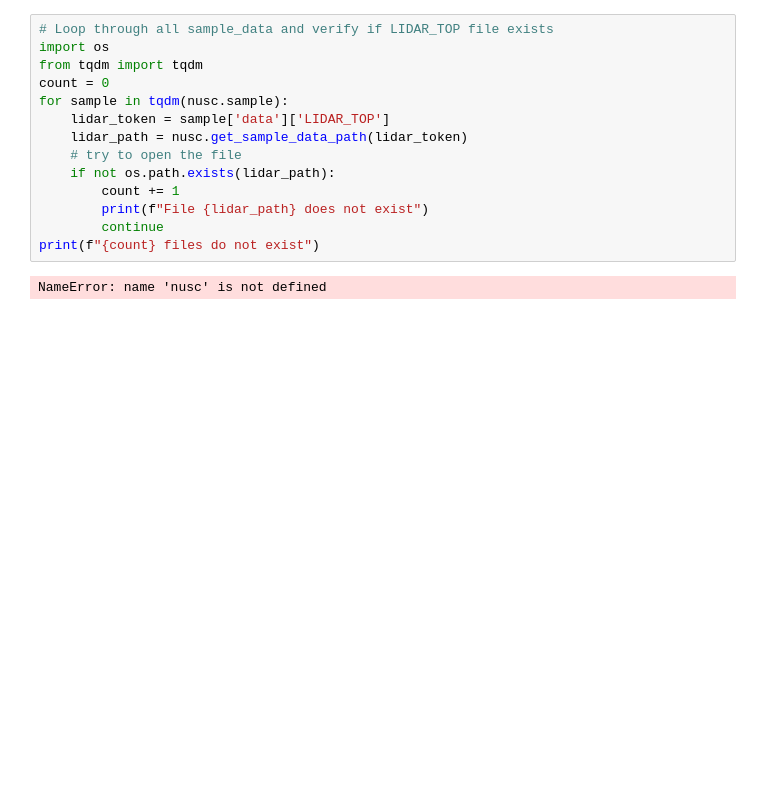
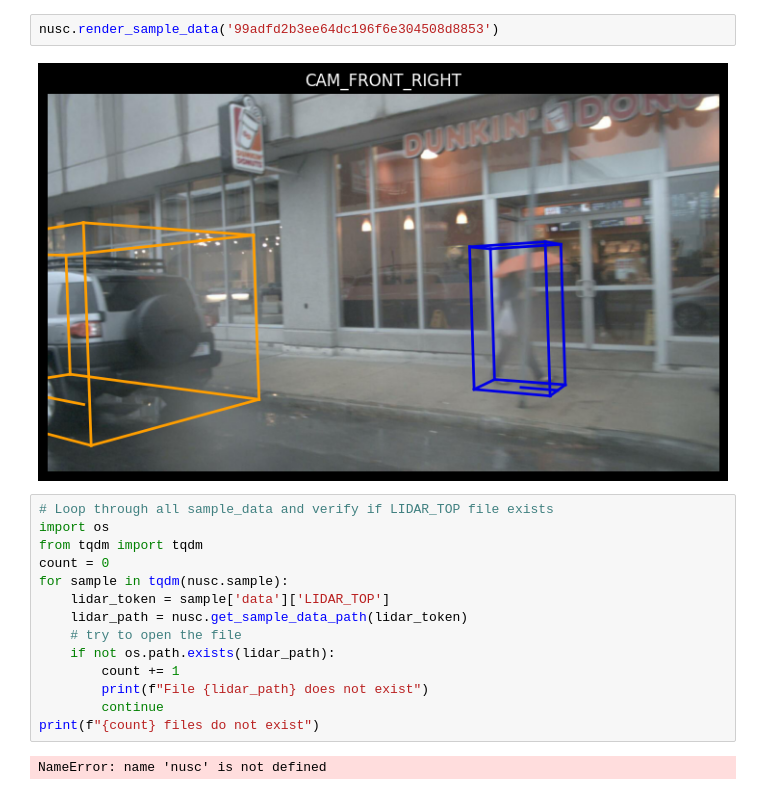
Before and after one commit to virenrb05/FusionCVCP, a Jupyter notebook: find_missing.ipynb, the cells around one changed output. Drawn from its saved outputs; the diff is of its cells as text; blank space fills up the shorter version.

```diff
--- a/find_missing.ipynb
+++ b/find_missing.ipynb
@@ -5,3 +46,7 @@ nusc = NuScenes(version='v1.0-trainval', dataroot='../nuscenes', verbose=True)
+# %%
+nusc.render_sample_data('99adfd2b3ee64dc196f6e304508d8853')
+# %% [output]
+[figure, added]
 # %%
 # Loop through all sample_data and verify if LIDAR_TOP file exists
 import os
```
Also changed, not shown: parts of 3 cells of this notebook, 58 other files.
